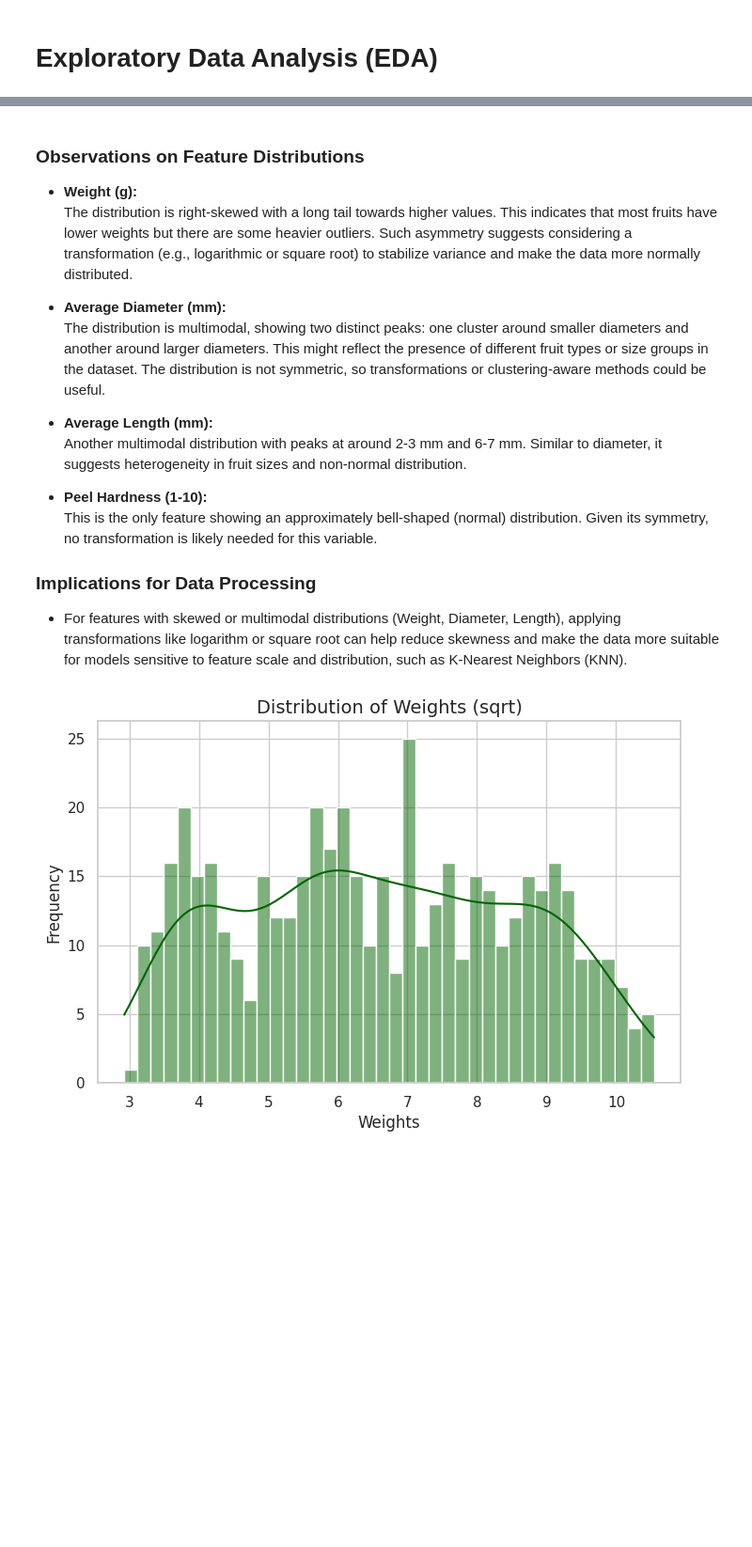
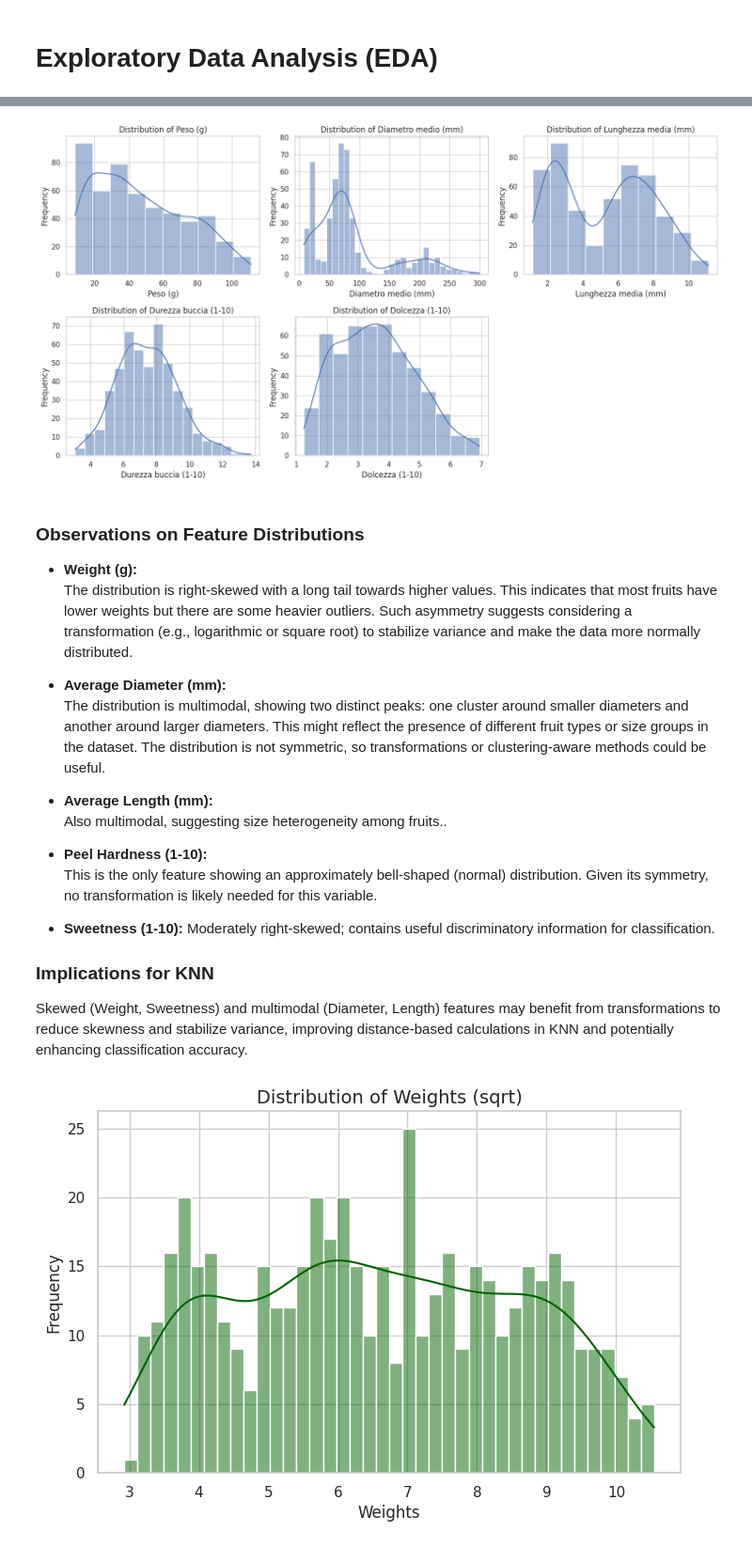
Before and after one commit to silentfortin/ai-portfolio, a Jupyter notebook: 04-exotic-fruit-classifier/fruits_classification.ipynb, the cells around one changed output, grey strips where cells are left out. Shown at 94% size. Cells and saved outputs as stored; diff of their text form; code cells hidden in the pictures; blank space fills up the shorter version.

```diff
--- a/04-exotic-fruit-classifier/fruits_classification.ipynb
+++ b/04-exotic-fruit-classifier/fruits_classification.ipynb
@@ -209,3 +206,8 @@ plot_distribution()
+# %%
+# Visualize the distributions of numerical features to spot skewness or multimodality
+plot_distribution(fruits_df)
+# %% [output]
+[figure, added]
 # %% [markdown]
 ### Observations on Feature Distributions
 
@@ -216,12 +218,15 @@ plot_distribution()
   The distribution is multimodal, showing two distinct peaks: one cluster around smaller diameters and another around larger diameters. This might reflect the presence of different fruit types or size groups in the dataset. The distribution is not symmetric, so transformations or clustering-aware methods could be useful.
 
 - **Average Length (mm):**
-  Another multimodal distribution with peaks at around 2-3 mm and 6-7 mm. Similar to diameter, it suggests heterogeneity in fruit sizes and non-normal distribution.
+  Also multimodal, suggesting size heterogeneity among fruits..
 
 - **Peel Hardness (1-10):**
   This is the only feature showing an approximately bell-shaped (normal) distribution. Given its symmetry, no transformation is likely needed for this variable.
 
-### Implications for Data Processing
+- **Sweetness (1-10):**
+  Moderately right-skewed; contains useful discriminatory information for classification.
 
-- For features with skewed or multimodal distributions (Weight, Diameter, Length), applying transformations like logarithm or square root can help reduce skewness and make the data more suitable for models sensitive to feature scale and distribution, such as K-Nearest Neighbors (KNN).
+### Implications for KNN
+
+Skewed (Weight, Sweetness) and multimodal (Diameter, Length) features may benefit from transformations to reduce skewness and stabilize variance, improving distance-based calculations in KNN and potentially enhancing classification accuracy.
 # %%
```
Also changed, not shown: parts of 61 cells of this notebook.
